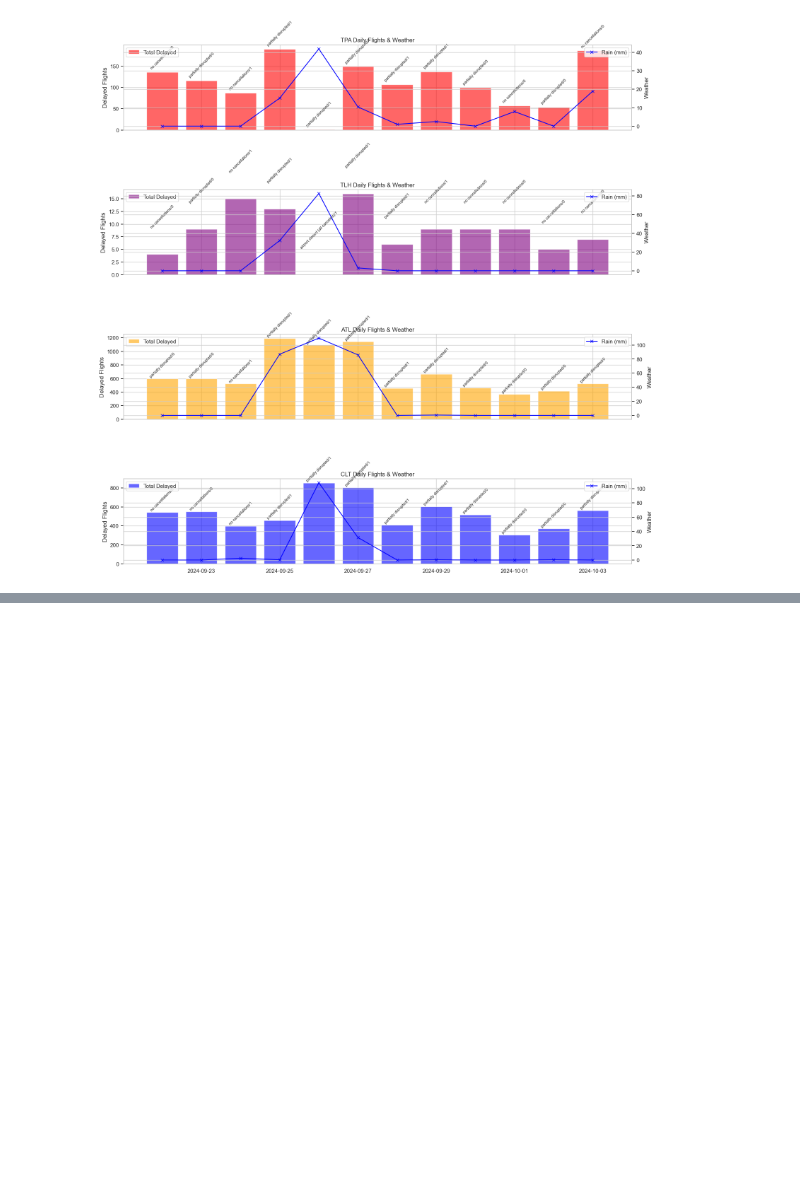
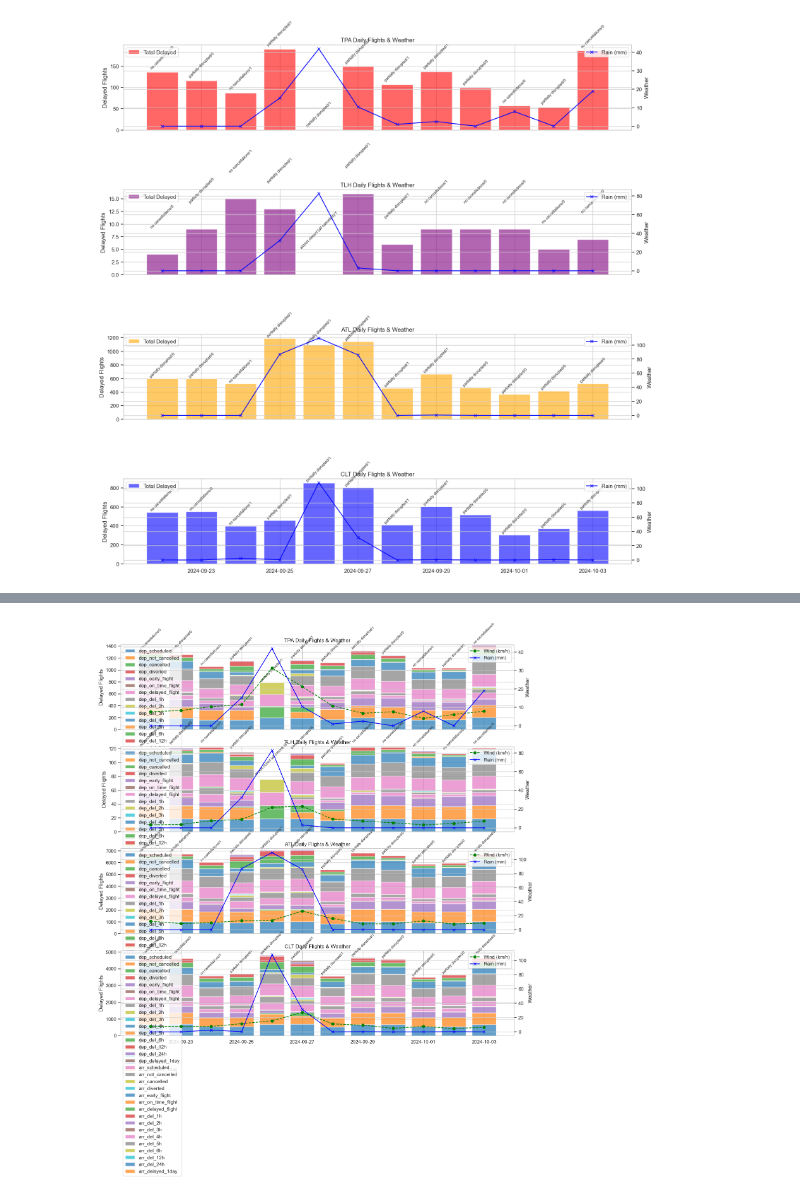
Before and after one commit to mail341/da-08122025-analytics-engineering-project, a Jupyter notebook: Nicole_test/plotting_tables.ipynb, the cells around one changed output, grey strips where cells are left out. Cells and saved outputs as stored; diff of their text form; code cells hidden in the pictures; blank space fills up the shorter version.

Commit message:
plots

```diff
--- a/Nicole_test/plotting_tables.ipynb
+++ b/Nicole_test/plotting_tables.ipynb
@@ -702,0 +750,91 @@ Columns available: ['airport', 'airport_name', 'city', 'country', 'flight_date',
+# %%
+import pandas as pd
+import matplotlib.pyplot as plt
+import seaborn as sns
+from sqlalchemy import create_engine
+from urllib.parse import quote_plus
+from dotenv import dotenv_values
+import os
+
+# ---- Load .env ----
+config = dotenv_values()
+pg_user = config['POSTGRES_USER']
+pg_host = config['POSTGRES_HOST']
+pg_port = config['POSTGRES_PORT']
+pg_db = config['POSTGRES_DB']
+pg_schema = config['POSTGRES_SCHEMA']
+pg_pass = quote_plus(config['POSTGRES_PASS'])
+
+# ---- Create Engine ----
+url = f'postgresql://{pg_user}:{pg_pass}@{pg_host}:{pg_port}/{pg_db}'
+engine = create_engine(url, echo=False)
+
+# ---- Airports & Date Range ----
+airports = ['TPA','TLH','ATL','CLT']
+start_date = '2024-09-22'
+end_date = '2024-10-03'
+
+# ---- Load daily flights + weather ----
+query = f"""
+SELECT *
+FROM {pg_schema}.mart_daily_flights_weather
+WHERE airport IN ('{"','".join(airports)}')
+  AND flight_date BETWEEN '{start_date}' AND '{end_date}'
+ORDER BY airport, flight_date
+"""
+df = pd.read_sql(query, engine)
+
+# ---- Ensure flight_date is datetime ----
+df['flight_date'] = pd.to_datetime(df['flight_date'], errors='coerce')
+
+# ---- Identify delay columns dynamically ----
+delay_cols = [c for c in df.columns if c.startswith('dep_') or c.startswith('arr_')]
+
+# ---- Plot: Subplots pro Airport ----
+sns.set(style="whitegrid")
+fig, axes = plt.subplots(len(airports), 1, figsize=(16, 4*len(airports)), sharex=True)
+
+colors = sns.color_palette("tab10", n_colors=len(delay_cols))
+
+for i, airport in enumerate(airports):
+    ax = axes[i]
+    sub = df[df['airport'] == airport]
+
+    # ---- Stacked bars für alle Delay-Spalten ----
+    bottom = pd.Series([0]*len(sub), index=sub.index)
+    for j, col in enumerate(delay_cols):
+        ax.bar(sub['flight_date'], sub[col], bottom=bottom, color=colors[j], alpha=0.7, label=col)
+        bottom += sub[col]
+
+    # ---- Sekundärachse für Wetter ----
+    ax2 = ax.twinx()
+    if 'avg_wind_speed_kmh' in sub.columns:
+        ax2.plot(sub['flight_date'], sub['avg_wind_speed_kmh'], color='green', marker='o', linestyle='--', label='Wind (km/h)')
+    if 'precipitation_mm' in sub.columns:
+        ax2.plot(sub['flight_date'], sub['precipitation_mm'], color='blue', marker='x', linestyle='-', label='Rain (mm)')
+
+    # ---- Textannotation für airport_status / helene_day ----
+    for idx, row in sub.iterrows():
+        status_text = ""
+        if 'airport_status' in row and pd.notnull(row['airport_status']):
+            status_text += str(row['airport_status'])
+        if 'helene_day' in row and pd.notnull(row['helene_day']):
+            status_text += f"/{row['helene_day']}" if status_text else str(row['helene_day'])
+        if status_text:
+            ax.text(row['flight_date'], bottom[idx]+5, status_text, rotation=45, fontsize=8, ha='center', va='bottom')
+
+    ax.set_ylabel("Delayed Flights")
+    ax2.set_ylabel("Weather")
+    ax.set_title(f"{airport} Daily Flights & Weather")
+    ax.legend(loc='upper left')
+    ax2.legend(loc='upper right')
+
+plt.xlabel("Date")
+plt.xticks(rotation=45)
+plt.tight_layout()
+
+# ---- Save Figure ----
+os.makedirs("Nicole_test", exist_ok=True)
+plt.savefig("Nicole_test/daily_all_delays_weather.png", dpi=300)
+plt.show()
+# %% [output]
@@ -702,0 +842 @@ Columns available: ['airport', 'airport_name', 'city', 'country', 'flight_date',
+[figure, added]
```
Also changed, not shown: parts of 4 cells of this notebook, 4 other files.
